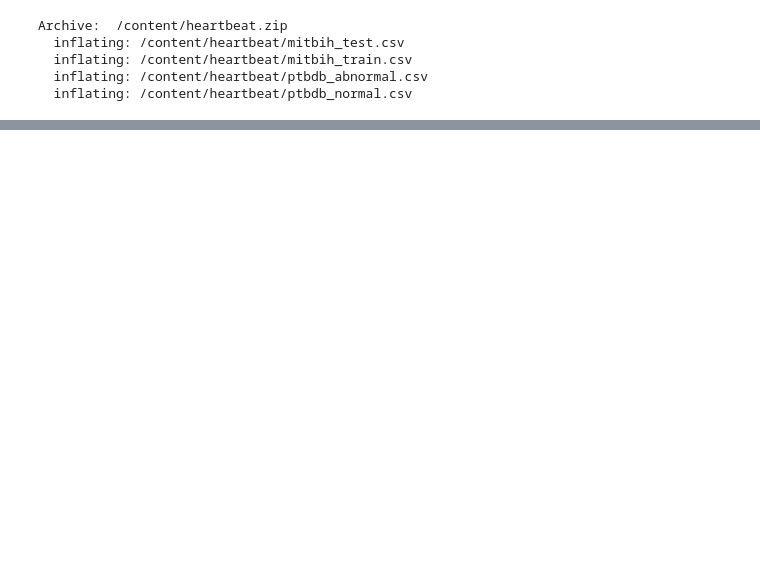
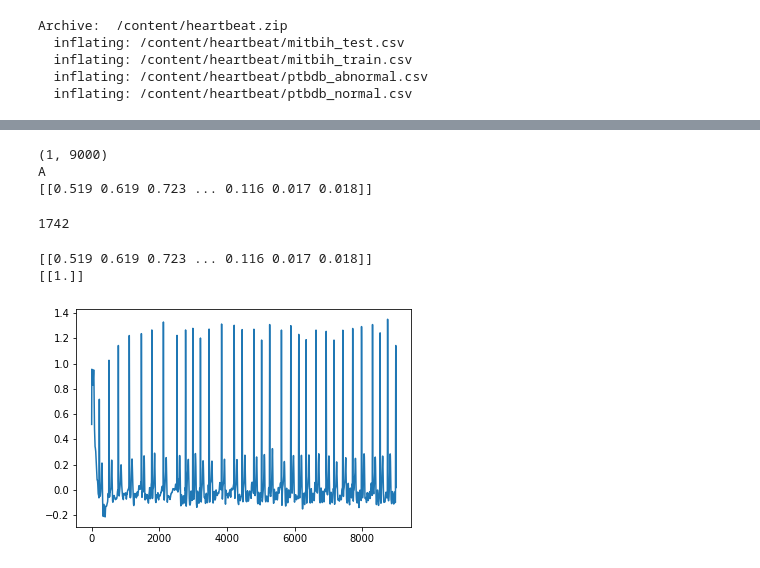
Before and after one commit to alirezash97/Cardio, a Jupyter notebook: Cardio.ipynb, the cells around one changed output, grey strips where cells are left out. Drawn from its saved outputs; the diff is of its cells as text; code cells hidden in the pictures; blank space fills up the shorter version.

```diff
--- a/Cardio.ipynb
+++ b/Cardio.ipynb
@@ -181,0 +54,2 @@ changed_batch.show_ecg('A00007', start=0, end=10)
+# %%
+batch = eds.next_batch(batch_size=8528, unique_labels=['A', 'N', 'O'])
@@ -181,0 +60,75 @@ changed_batch.show_ecg('A00007', start=0, end=10)
+# %%
+print(batch_with_data['A00004'].signal.shape)
+print(batch_with_data['A00004'].target)
+print(batch_with_data['A00004'].signal)
+# %% [output]
+(1, 9000)
+A
+[[0.519 0.619 0.723 ... 0.116 0.017 0.018]]
+# %%
+dataset = np.zeros((9279, 9001))
+pointer = 0
+skip = 0
+for ecg in batch_with_data:
+
+
+  if ecg.signal.shape[1] == 18000:
+      dataset[pointer:pointer+1, :9000] = ecg.signal[:1, :9000]
+
+      ### pointer+2 for next slice ###
+
+      if ecg.target == 'A':
+        dataset[pointer:pointer+2, 9000:9001] = 1
+      elif ecg.target == 'N':
+        dataset[pointer:pointer+2, 9000:9001] = 2
+      else:
+        dataset[pointer:pointer+2, 9000:9001] = 3
+
+
+      ###### next slice ######
+
+      pointer += 1
+      dataset[pointer:pointer+1, :9000] = ecg.signal[:1, 9000:18000]
+      pointer += 1
+
+      ## target column is already filled ##
+
+  elif ecg.signal.shape[1] == 9000:
+
+      dataset[pointer:pointer+1, :9000] = ecg.signal[:1, :9000]
+
+      if ecg.target == 'A':
+        dataset[pointer:pointer+1, 9000:9001] = 1
+      elif ecg.target == 'N':
+        dataset[pointer:pointer+1, 9000:9001] = 2
+      else:
+        dataset[pointer:pointer+1, 9000:9001] = 3
+
+      pointer += 1
+
+  else:
+    skip += 1
+
+print(skip)
+# %% [output]
+1742
+# %%
+
+trainset = np.zeros((7594, 9001))
+trainset = dataset[:7594, :]
+
+# some of the signals are skipped because of different dimentions
+# %%
+import matplotlib.pyplot as plt
+
+# signal in trainset
+x = trainset[4:5, :-1]
+target = trainset[4:5, -1:]
+plt.plot(x[0])
+plt.show
+print(x)
+print(target)
+# %% [output]
+[[0.519 0.619 0.723 ... 0.116 0.017 0.018]]
+[[1.]]
+[figure, added]
```
Also changed, not shown: parts of 43 cells of this notebook.
